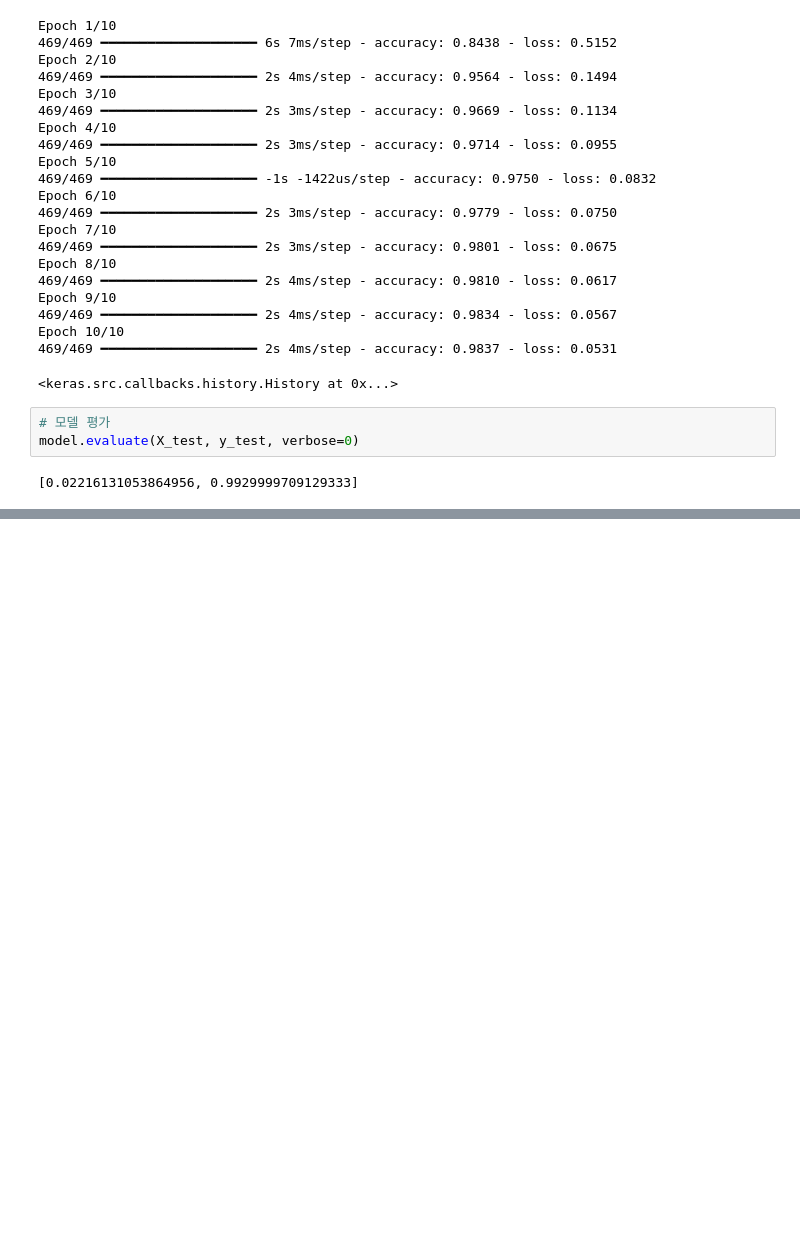
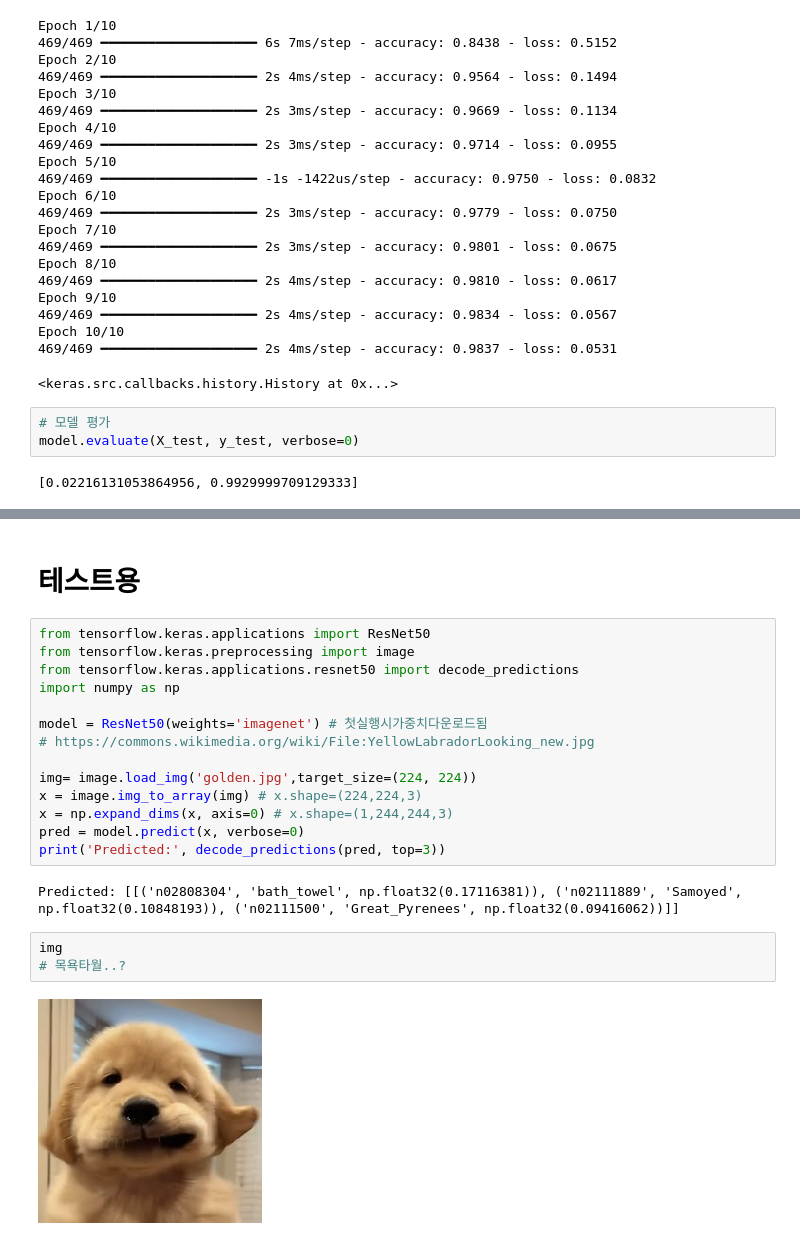
Before and after one commit to bhjin97/DL_rep, a Jupyter notebook: 3_CNN구조.ipynb, the cells around one changed output, grey strips where cells are left out. Saved outputs shown, nothing was run; the diff lists cells and outputs as text; blank space fills up the shorter version.

```diff
--- a/3_CNN구조.ipynb
+++ b/3_CNN구조.ipynb
@@ -116,0 +121,23 @@ print('Predicted:', decode_predictions(pred, top=3))
+# %% [markdown]
+# 테스트용
+# %%
+from tensorflow.keras.applications import ResNet50
+from tensorflow.keras.preprocessing import image
+from tensorflow.keras.applications.resnet50 import decode_predictions
+import numpy as np
+
+model = ResNet50(weights='imagenet') # 첫실행시가중치다운로드됨
+# https://commons.wikimedia.org/wiki/File:YellowLabradorLooking_new.jpg
+
+img= image.load_img('golden.jpg',target_size=(224, 224))
+x = image.img_to_array(img) # x.shape=(224,224,3)
+x = np.expand_dims(x, axis=0) # x.shape=(1,244,244,3)
+pred = model.predict(x, verbose=0)
+print('Predicted:', decode_predictions(pred, top=3))
+# %% [output]
+Predicted: [[('n02808304', 'bath_towel', np.float32(0.17116381)), ('n02111889', 'Samoyed', np.float32(0.10848193)), ('n02111500', 'Great_Pyrenees', np.float32(0.09416062))]]
+# %%
+img
+# 목욕타월..?
+# %% [output]
+[figure, added]
```
Also changed, not shown: parts of 12 cells of this notebook, 1 other file.
